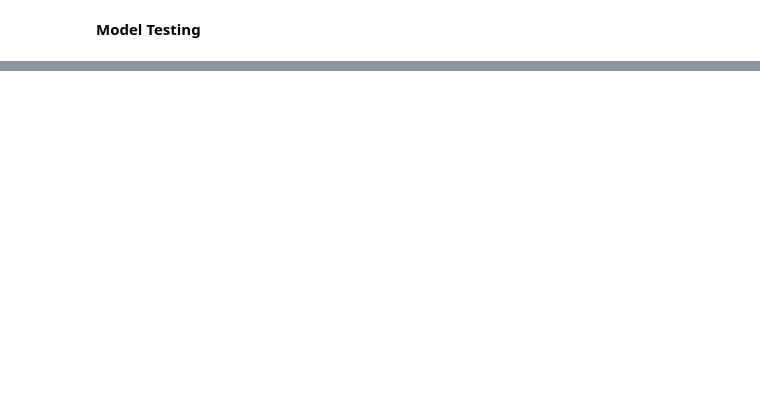
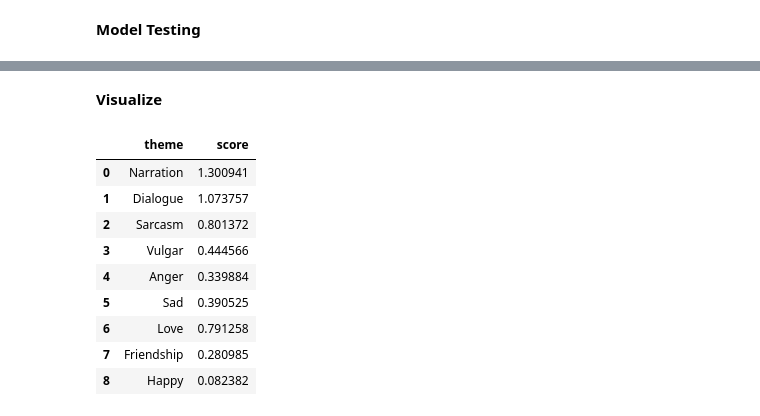
Before and after one commit to iiakshat/himym-analysis, a Jupyter notebook: classifier/experiment.ipynb, the cells around one changed output, grey strips where cells are left out. Saved outputs shown, nothing was run; the diff lists cells and outputs as text; code cells hidden in the pictures; blank space fills up the shorter version.

```diff
--- a/classifier/experiment.ipynb
+++ b/classifier/experiment.ipynb
@@ -152,0 +234,17 @@ df.head()
+# %% [markdown]
+__Visualize__
+# %%
+op = opdf.drop(["episode", 'script'], axis=1).sum().reset_index()
+op.columns = ["theme", "score"]
+op
+# %% [output]
+|  | theme | score |
+| 0 | Narration | 1.300941 |
+| 1 | Dialogue | 1.073757 |
+| 2 | Sarcasm | 0.801372 |
+| 3 | Vulgar | 0.444566 |
+| 4 | Anger | 0.339884 |
+| 5 | Sad | 0.390525 |
+| 6 | Love | 0.791258 |
+| 7 | Friendship | 0.280985 |
+| 8 | Happy | 0.082382 |
```
Also changed, not shown: parts of 23 cells of this notebook.
